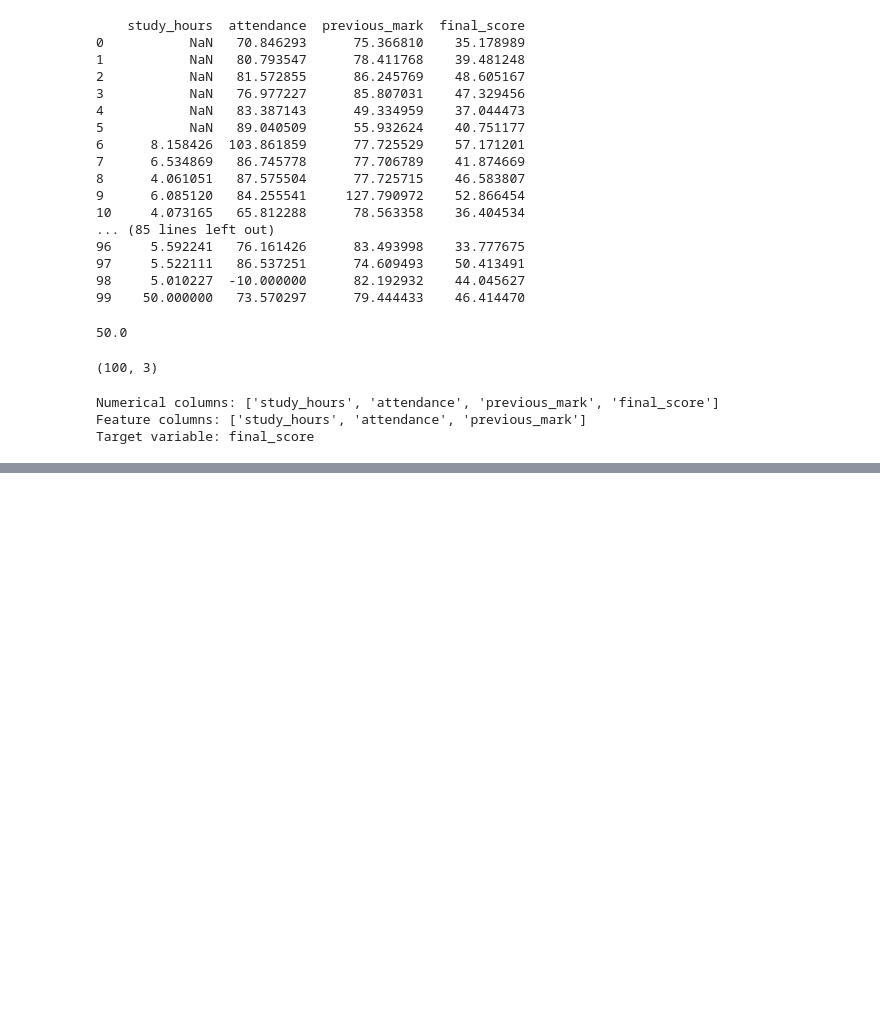
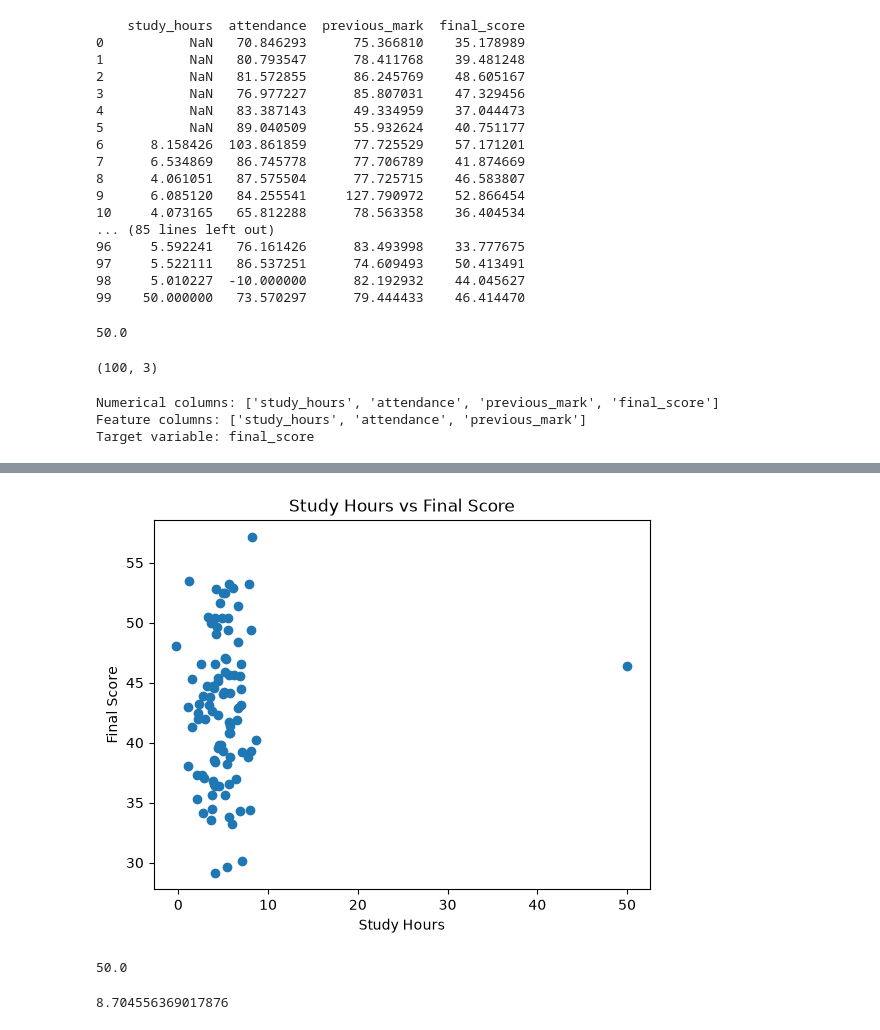
Before and after one commit to kidistm03/ml-, a Jupyter notebook: ML_Lab_1.ipynb, the cells around one changed output, grey strips where cells are left out. Drawn from its saved outputs; the diff is of its cells as text; code cells hidden in the pictures; blank space fills up the shorter version.

```diff
--- a/ML_Lab_1.ipynb
+++ b/ML_Lab_1.ipynb
@@ -86,0 +171,26 @@ Target variable: final_score
+# %%
+
+# Create a scatter plot of study hours and final scores
+plt.scatter(df["study_hours"], df["final_score"])
+
+# Add a title and labels
+plt.title("Study Hours vs Final Score")
+plt.xlabel("Study Hours")
+plt.ylabel("Final Score")
+
+# Display the scatter plot
+plt.show()
+# %% [output]
+[figure, added]
+# %%
+print(df.loc[99, "study_hours"])
+# %% [output]
+50.0
+# %%
+# Cap the outlier again
+max_hours = df.loc[df.index != 99, "study_hours"].dropna().max()
+df.loc[99, "study_hours"] = max_hours
+
+print(df.loc[99, "study_hours"])
+# %% [output]
+8.704556369017876
```
Also changed, not shown: parts of 9 cells of this notebook.
